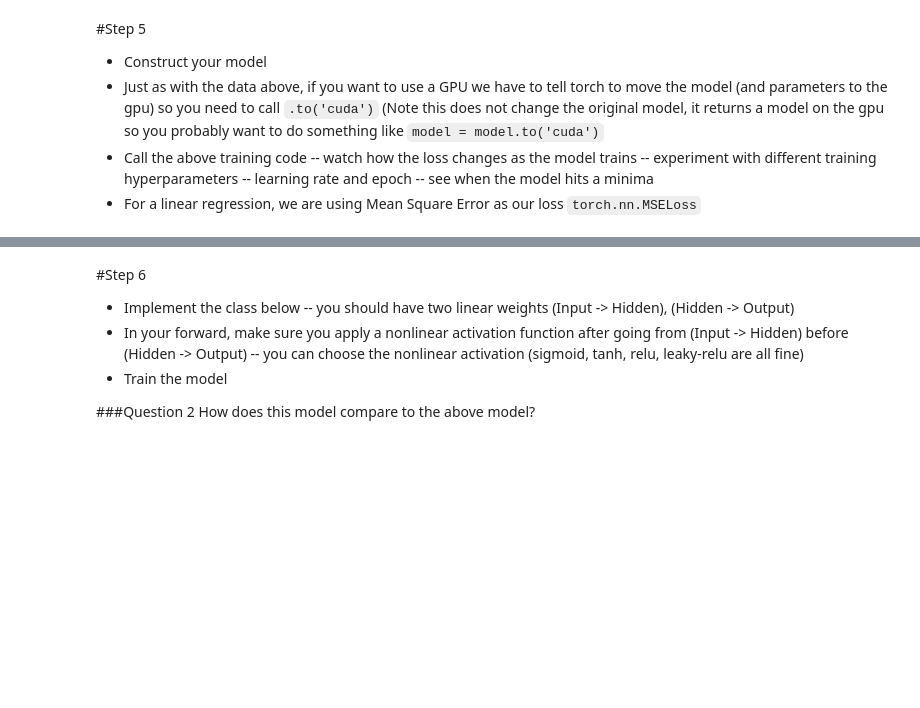
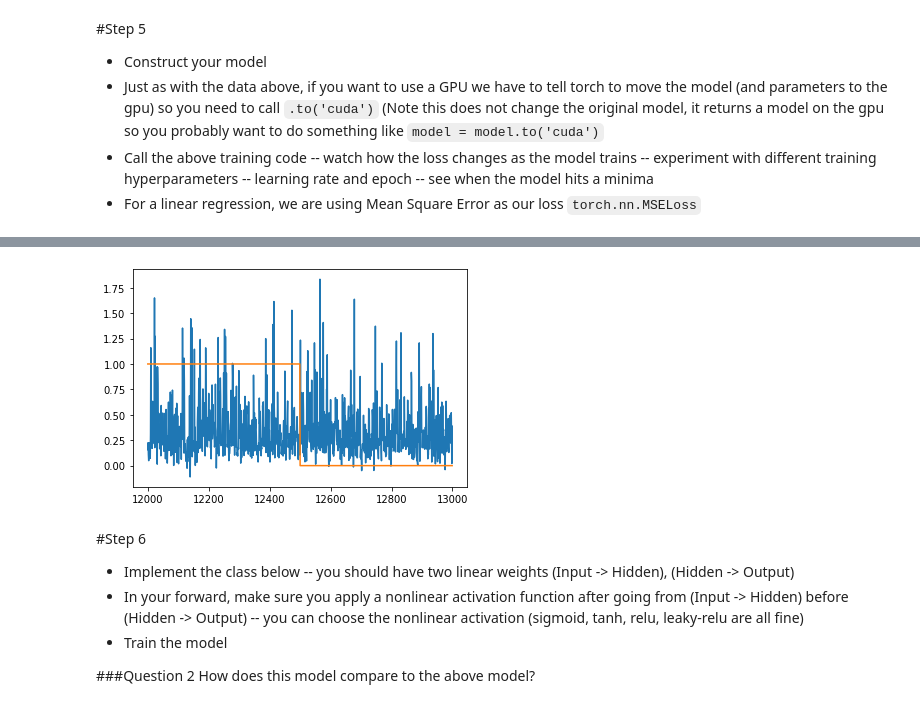
Before and after one commit to deangarcia/NLP, a Jupyter notebook: NLP_Assignment2_Starter.ipynb, the cells around one changed output, grey strips where cells are left out. Cells and saved outputs as stored; diff of their text form; code cells hidden in the pictures; blank space fills up the shorter version.

```diff
--- a/NLP_Assignment2_Starter.ipynb
+++ b/NLP_Assignment2_Starter.ipynb
@@ -323,3 +318,10 @@ KeyboardInterrupt: ignored
+# %%
+plt.plot(array_review[12000:13000], predicted[12000:13000])
+plt.plot(array_review[12000:13000], ratings[12000:13000])
+# calculate mean square loss
+plt.show()
+# %% [output]
+[figure, added]
 # %% [markdown]
 
 #Step 6
```
Also changed, not shown: parts of 8 cells of this notebook.
